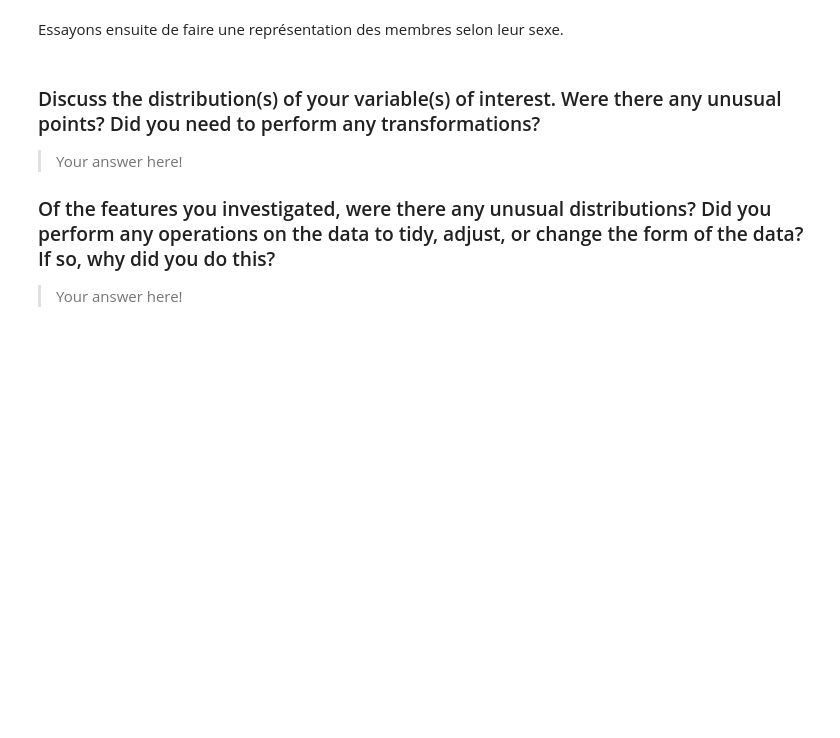
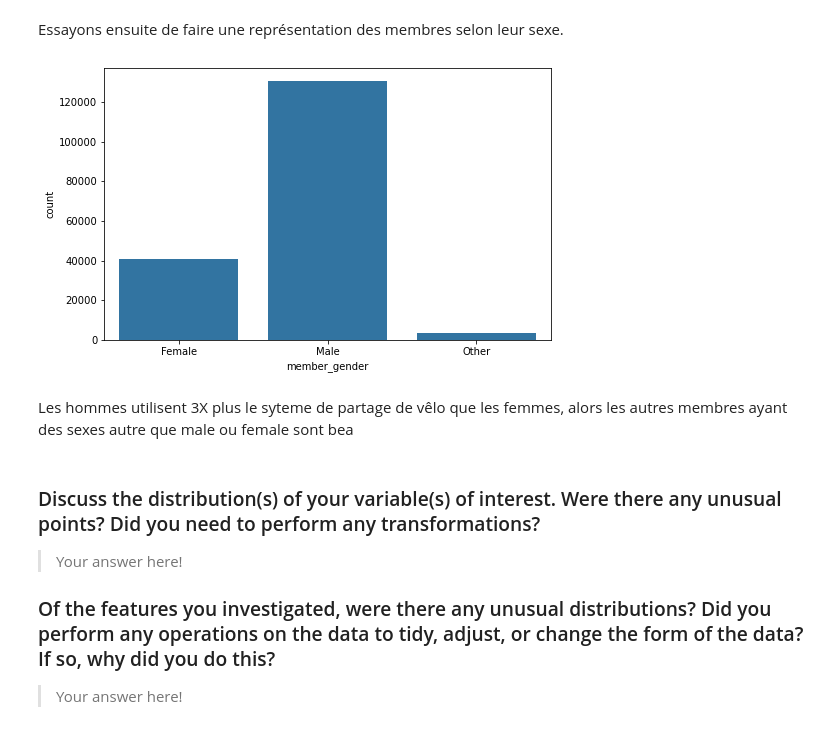
Before and after one commit to ibsom/system_ford_gobike, a Jupyter notebook: Part_I_exploration_FordGoBike.ipynb, the cells around one changed output. Saved outputs shown, nothing was run; the diff lists cells and outputs as text; code cells hidden in the pictures; blank space fills up the shorter version.

Commit message:
feat: Tracer univarié de la répartion des sexes
La variable member est de type numérique nominale, la graphique utlisée
est le countplot de seaborn.

```diff
--- a/Part_I_exploration_FordGoBike.ipynb
+++ b/Part_I_exploration_FordGoBike.ipynb
@@ -306,6 +306,14 @@ Text(0.5, 0, 'Age Utilisateurs')
 Avec les ages des utilisateurs, la tranche d'age qui se profite aux max des services de partage de vélo est entre 20 à 30ans. Les membres jeune utilisent le plus le système FordGoBike.
 # %% [markdown]
 Essayons ensuite de faire une représentation des membres selon leur sexe.
+# %%
+base_color = sb.color_palette()[0]
+plt.figure(figsize = [8, 5])
+sb.countplot(data = df_bike, x = "member_gender", color = base_color);
+# %% [output]
+[figure, added]
+# %% [markdown]
+Les hommes utilisent 3X plus le syteme de partage de vêlo que les femmes, alors les autres membres ayant des sexes autre que male ou female sont bea
 # %% [markdown]
 ### Discuss the distribution(s) of your variable(s) of interest. Were there any unusual points? Did you need to perform any transformations?
 
```
